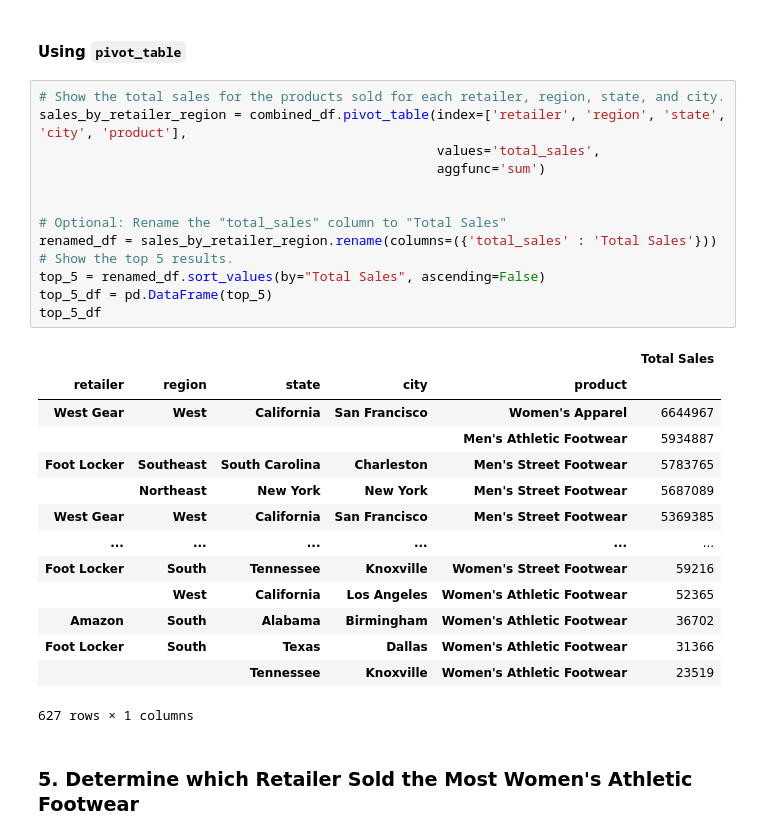
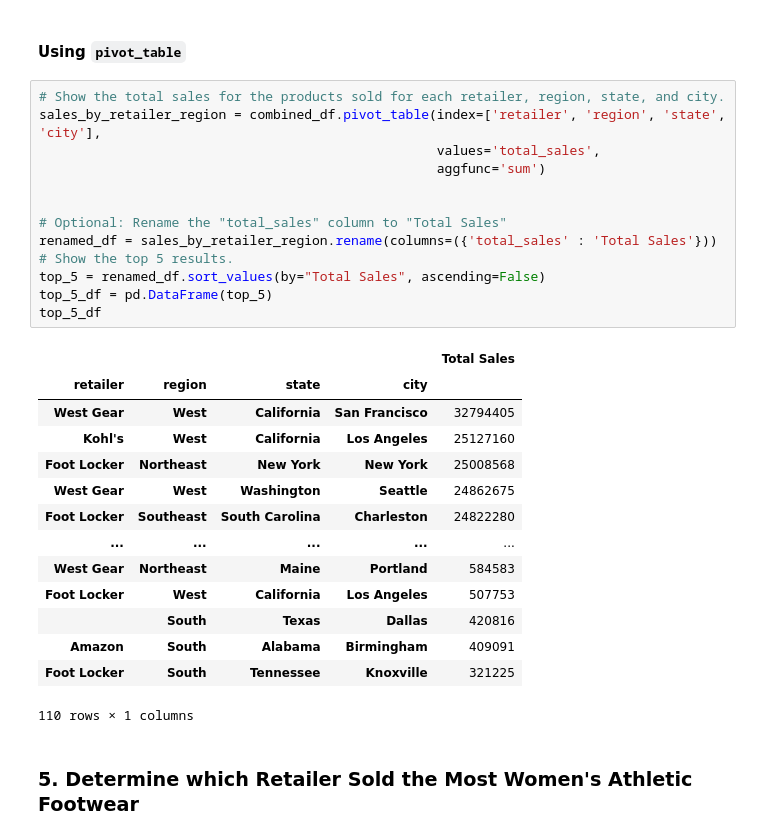
Before and after one commit to ncmoliver/athletic_sales_analysis, a Jupyter notebook: athletic_sales_analysis.ipynb, the cells around one changed output. Saved outputs shown, nothing was run; the diff lists cells and outputs as text.

```diff
--- a/athletic_sales_analysis.ipynb
+++ b/athletic_sales_analysis.ipynb
@@ -263,32 +263,32 @@ total_sales_df
 #### Using `pivot_table`
 # %%
 # Show the total sales for the products sold for each retailer, region, state, and city.
-sales_by_retailer_region = combined_df.pivot_table(index=['retailer', 'region', 'state', 'city', 'product'],
+sales_by_retailer_region = combined_df.pivot_table(index=['retailer', 'region', 'state', 'city'],
                                                    values='total_sales',
                                                    aggfunc='sum')
 
 
 # Optional: Rename the "total_sales" column to "Total Sales"
 renamed_df = sales_by_retailer_region.rename(columns=({'total_sales' : 'Total Sales'}))
 # Show the top 5 results.
 top_5 = renamed_df.sort_values(by="Total Sales", ascending=False)
 top_5_df = pd.DataFrame(top_5)
 top_5_df
 # %% [output]
-|  |  |  |  |  | Total Sales |
-| retailer | region | state | city | product |  |
-| West Gear | West | California | San Francisco | Women's Apparel | 6644967 |
-|  |  |  |  | Men's Athletic Footwear | 5934887 |
-| Foot Locker | Southeast | South Carolina | Charleston | Men's Street Footwear | 5783765 |
-|  | Northeast | New York | New York | Men's Street Footwear | 5687089 |
-| West Gear | West | California | San Francisco | Men's Street Footwear | 5369385 |
-| ... | ... | ... | ... | ... | ... |
-| Foot Locker | South | Tennessee | Knoxville | Women's Street Footwear | 59216 |
-|  | West | California | Los Angeles | Women's Athletic Footwear | 52365 |
-| Amazon | South | Alabama | Birmingham | Women's Athletic Footwear | 36702 |
-| Foot Locker | South | Texas | Dallas | Women's Athletic Footwear | 31366 |
-|  |  | Tennessee | Knoxville | Women's Athletic Footwear | 23519 |
+|  |  |  |  | Total Sales |
+| retailer | region | state | city |  |
+| West Gear | West | California | San Francisco | 32794405 |
+| Kohl's | West | California | Los Angeles | 25127160 |
+| Foot Locker | Northeast | New York | New York | 25008568 |
+| West Gear | West | Washington | Seattle | 24862675 |
+| Foot Locker | Southeast | South Carolina | Charleston | 24822280 |
+| ... | ... | ... | ... | ... |
+| West Gear | Northeast | Maine | Portland | 584583 |
+| Foot Locker | West | California | Los Angeles | 507753 |
+|  | South | Texas | Dallas | 420816 |
+| Amazon | South | Alabama | Birmingham | 409091 |
+| Foot Locker | South | Tennessee | Knoxville | 321225 |
-627 rows × 1 columns
+110 rows × 1 columns
 # %% [markdown]
 ### 5. Determine which Retailer Sold the Most Women's Athletic Footwear
 # %%
```
Also changed, not shown: parts of 6 cells of this notebook.
